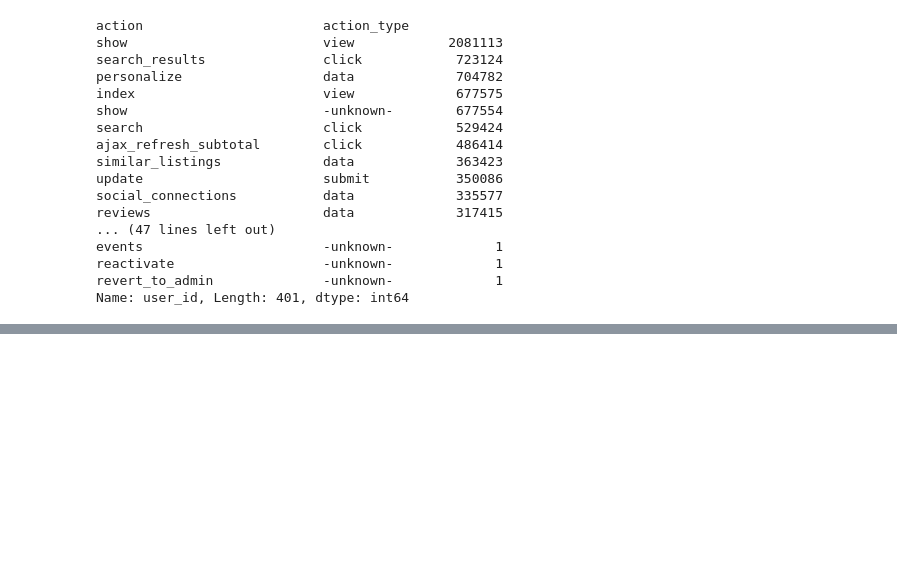
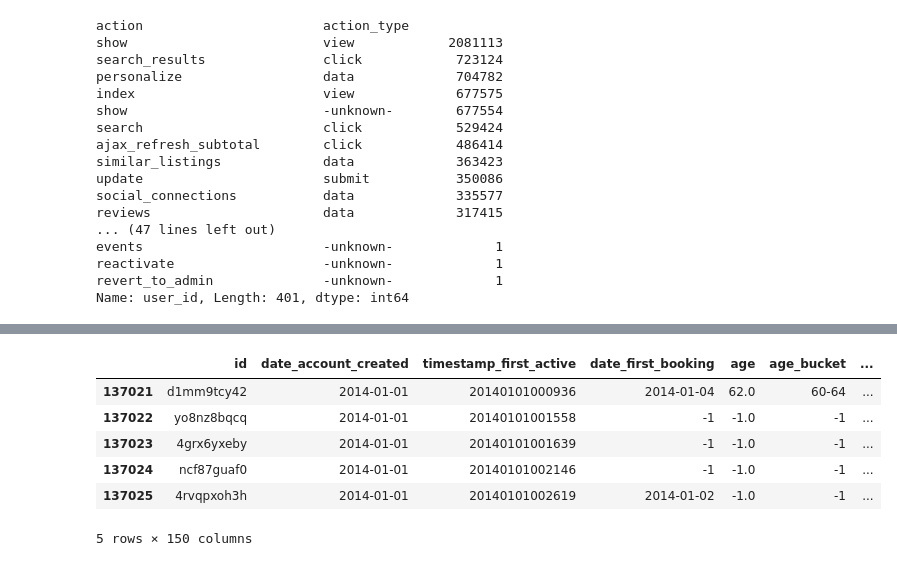
Before and after one commit to anupam-dewan/MLProject, a Jupyter notebook: MLPS_Project-my_version.ipynb, the cells around one changed output, grey strips where cells are left out. Saved outputs shown, nothing was run; the diff lists cells and outputs as text; code cells hidden in the pictures; blank space fills up the shorter version.

```diff
--- a/MLPS_Project-my_version.ipynb
+++ b/MLPS_Project-my_version.ipynb
@@ -381,7 +438,7 @@ categories = [
     'signup_flow',
     'signup_method'
 ]
-session_train_merged=pd.get_dummies(session_train_merged,columns=categories)
+train=pd.get_dummies(session_train_merged,columns=categories)
 # %%
 df = sessions.groupby(['action','action_type']).count()['user_id']
 df.sort_values(ascending=False)
@@ -425,0 +465,10 @@ Name: user_id, Length: 401, dtype: int64
+# %%
+train.head()
+# %% [output]
+|  | id | date_account_created | timestamp_first_active | date_first_booking | age | age_bucket | ... |
+| 137021 | d1mm9tcy42 | 2014-01-01 | 20140101000936 | 2014-01-04 | 62.0 | 60-64 | ... |
+| 137022 | yo8nz8bqcq | 2014-01-01 | 20140101001558 | -1 | -1.0 | -1 | ... |
+| 137023 | 4grx6yxeby | 2014-01-01 | 20140101001639 | -1 | -1.0 | -1 | ... |
+| 137024 | ncf87guaf0 | 2014-01-01 | 20140101002146 | -1 | -1.0 | -1 | ... |
+| 137025 | 4rvqpxoh3h | 2014-01-01 | 20140101002619 | 2014-01-02 | -1.0 | -1 | ... |
+5 rows × 150 columns
```
Also changed, not shown: parts of 19 cells of this notebook.
